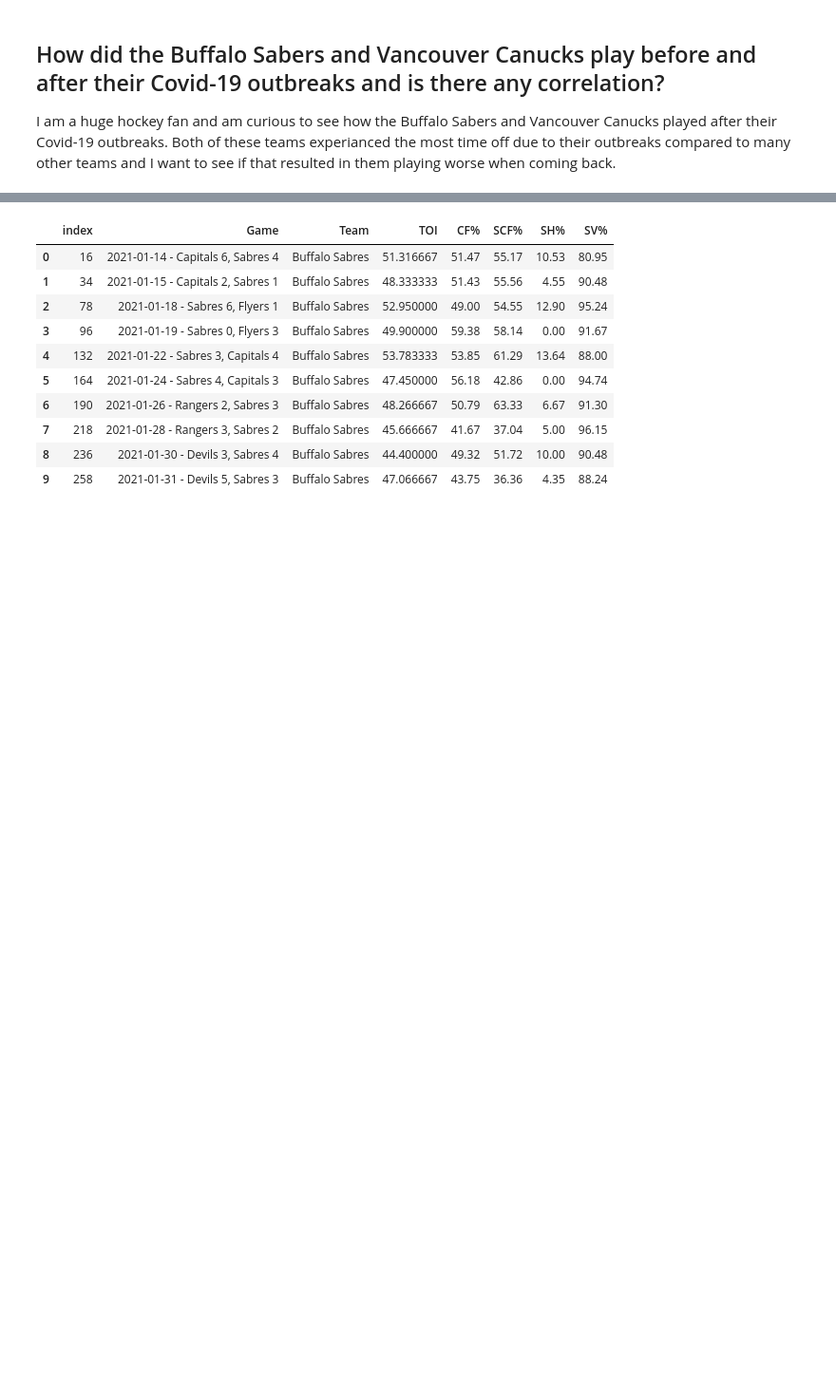
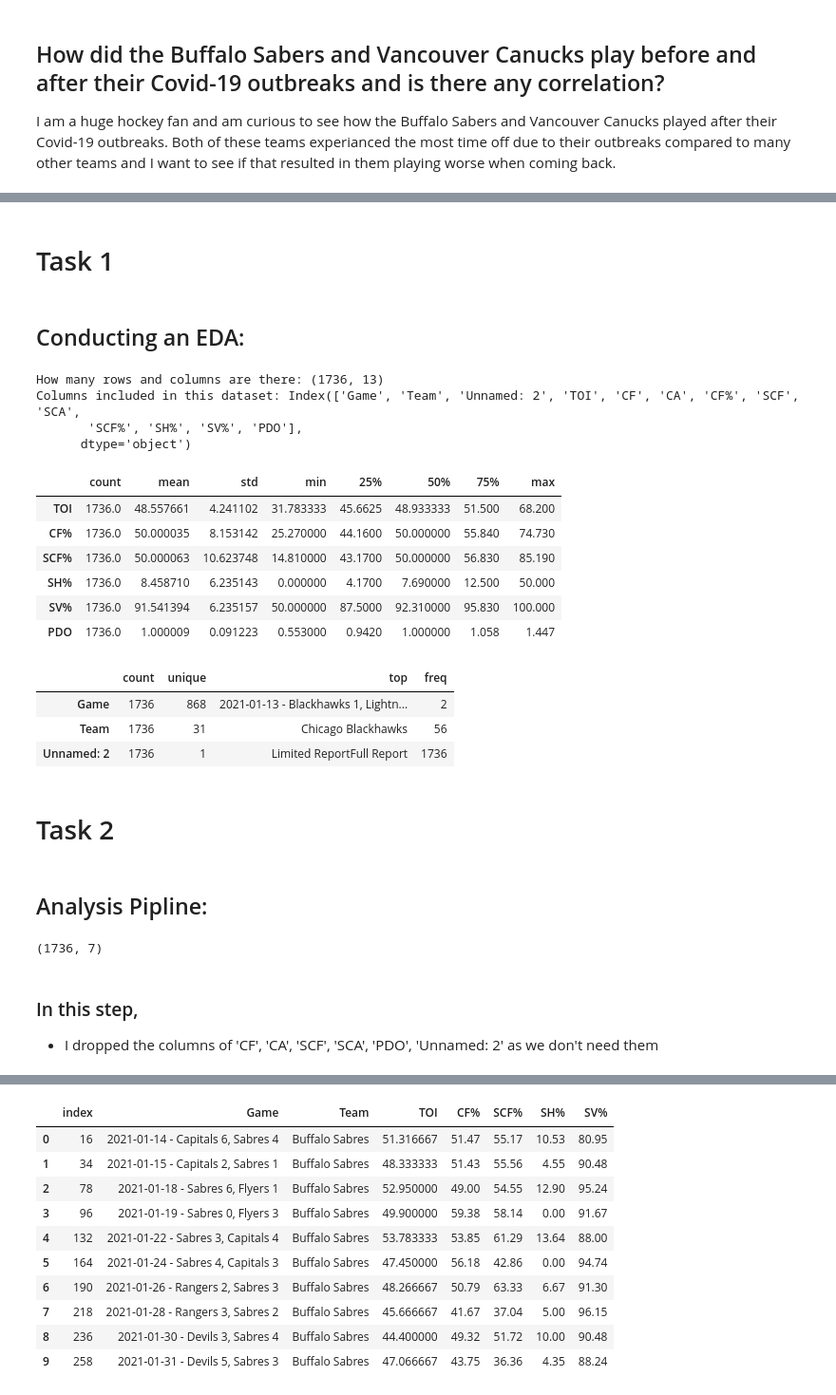
Before and after one commit to data301-2021-winter1/project-group23-project, a Jupyter notebook: notebooks/analysis1.ipynb, the cells around one changed output, grey strips where cells are left out. Shown: that part at 95% size. Cells and saved outputs as stored; diff of their text form; code cells hidden in the pictures; blank space fills up the shorter version.

Commit message:
Bretts Analysis1, Sorted everything

```diff
--- a/notebooks/analysis1.ipynb
+++ b/notebooks/analysis1.ipynb
@@ -303,0 +25,45 @@ SabresAfter
+# %% [markdown]
+# Task 1
+# %% [markdown]
+## Conducting an EDA:
+# %%
+import numpy as np
+import matplotlib.pylab as plt
+import seaborn as sns
+
+print("How many rows and columns are there:", data.shape)
+print("Columns included in this dataset:", data.columns)
+# %% [output]
+How many rows and columns are there: (1736, 13)
+Columns included in this dataset: Index(['Game', 'Team', 'Unnamed: 2', 'TOI', 'CF', 'CA', 'CF%', 'SCF', 'SCA',
+       'SCF%', 'SH%', 'SV%', 'PDO'],
+      dtype='object')
+# %%
+data.describe(include='float64').T
+# %% [output]
+|  | count | mean | std | min | 25% | 50% | 75% | max |
+| TOI | 1736.0 | 48.557661 | 4.241102 | 31.783333 | 45.6625 | 48.933333 | 51.500 | 68.200 |
+| CF% | 1736.0 | 50.000035 | 8.153142 | 25.270000 | 44.1600 | 50.000000 | 55.840 | 74.730 |
+| SCF% | 1736.0 | 50.000063 | 10.623748 | 14.810000 | 43.1700 | 50.000000 | 56.830 | 85.190 |
+| SH% | 1736.0 | 8.458710 | 6.235143 | 0.000000 | 4.1700 | 7.690000 | 12.500 | 50.000 |
+| SV% | 1736.0 | 91.541394 | 6.235157 | 50.000000 | 87.5000 | 92.310000 | 95.830 | 100.000 |
+| PDO | 1736.0 | 1.000009 | 0.091223 | 0.553000 | 0.9420 | 1.000000 | 1.058 | 1.447 |
+# %%
+data.describe(include='object').T
+# %% [output]
+|  | count | unique | top | freq |
+| Game | 1736 | 868 | 2021-01-13 - Blackhawks 1, Lightn... | 2 |
+| Team | 1736 | 31 | Chicago Blackhawks | 56 |
+| Unnamed: 2 | 1736 | 1 | Limited ReportFull Report | 1736 |
+# %% [markdown]
+# Task 2
+# %% [markdown]
+## Analysis Pipline:
+# %%
+df = data.drop(columns =['CF','CA','SCF','SCA','PDO', 'Unnamed: 2'])
+df.shape
+# %% [output]
+(1736, 7)
+# %% [markdown]
+### In this step,
+- I dropped the columns of 'CF', 'CA', 'SCF', 'SCA', 'PDO', 'Unnamed: 2' as we don't need them
```
Also changed, not shown: parts of 53 cells of this notebook.
